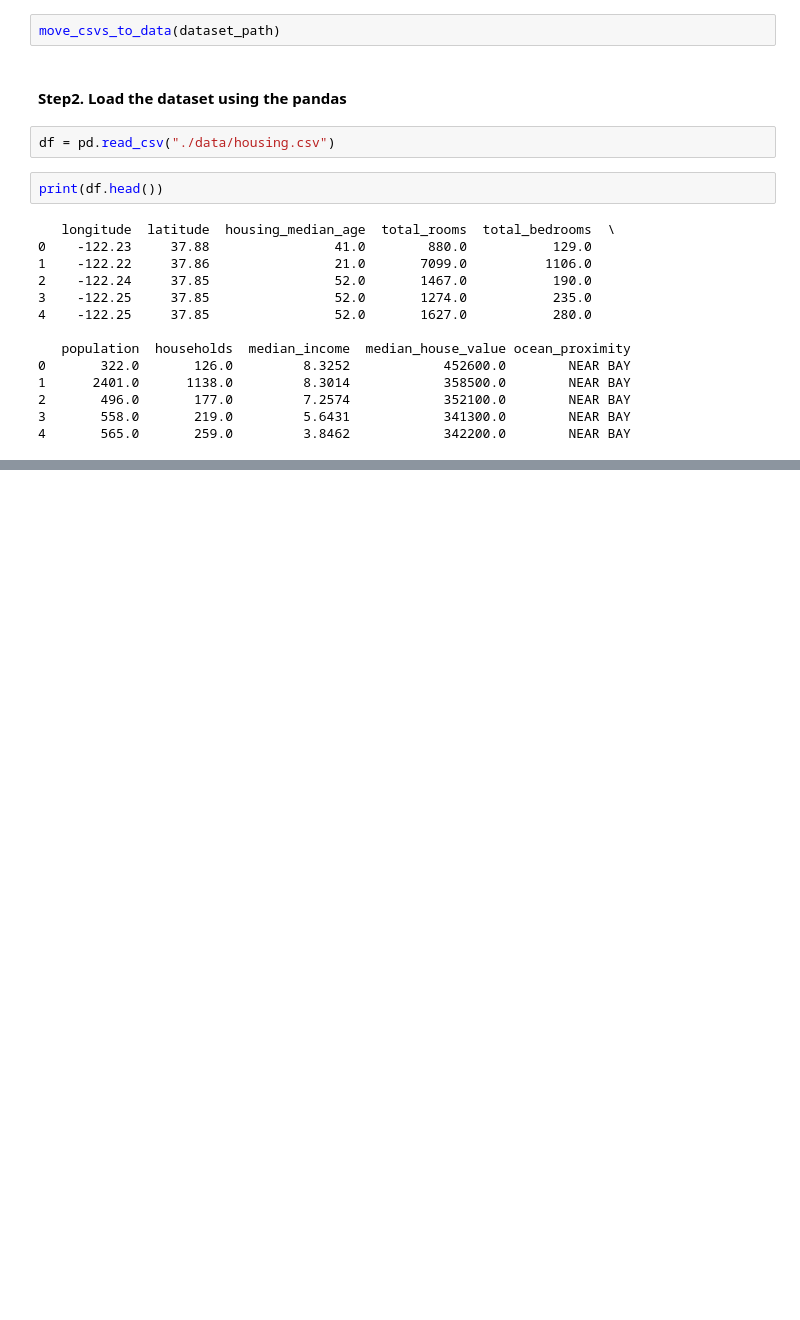
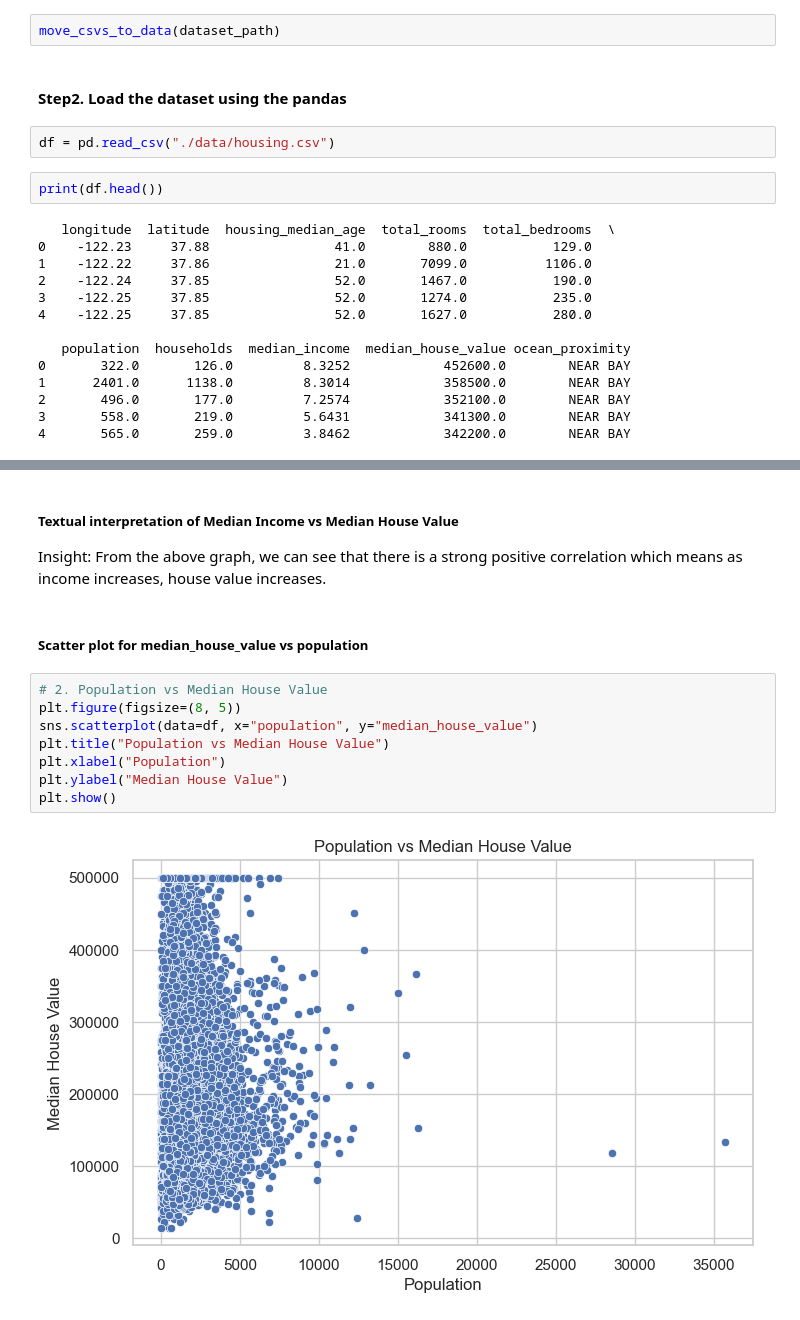
Before and after one commit to theRedeemer997/Practical-Lab-1---Univariate-Linear-Regression-on-the-California-Housing-Prices-Dataset, a Jupyter notebook: practicalLab1.ipynb, the cells around one changed output, grey strips where cells are left out. Cells and saved outputs as stored; diff of their text form; blank space fills up the shorter version.

```diff
--- a/practicalLab1.ipynb
+++ b/practicalLab1.ipynb
@@ -56,0 +93,15 @@ print(df.head())
+# %% [markdown]
+##### Textual interpretation of Median Income vs Median House Value
+Insight: From the above graph, we can see that there is a strong positive correlation which means as income increases, house value increases.
+# %% [markdown]
+##### Scatter plot for median_house_value vs population
+# %%
+# 2. Population vs Median House Value
+plt.figure(figsize=(8, 5))
+sns.scatterplot(data=df, x="population", y="median_house_value")
+plt.title("Population vs Median House Value")
+plt.xlabel("Population")
+plt.ylabel("Median House Value")
+plt.show()
+# %% [output]
+[figure, added]
```
Also changed, not shown: parts of 13 cells of this notebook.
